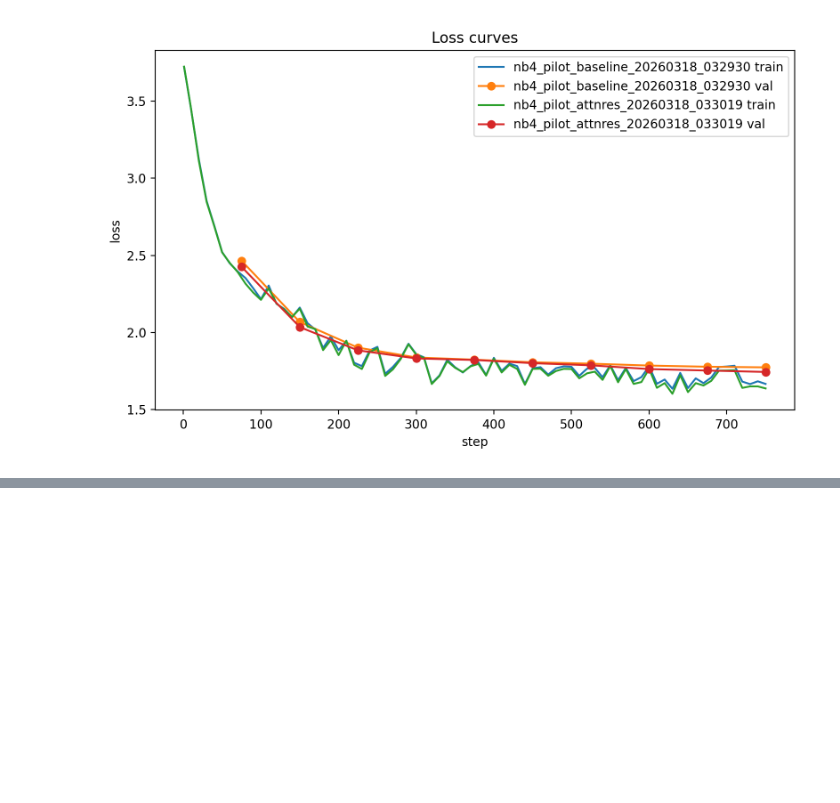
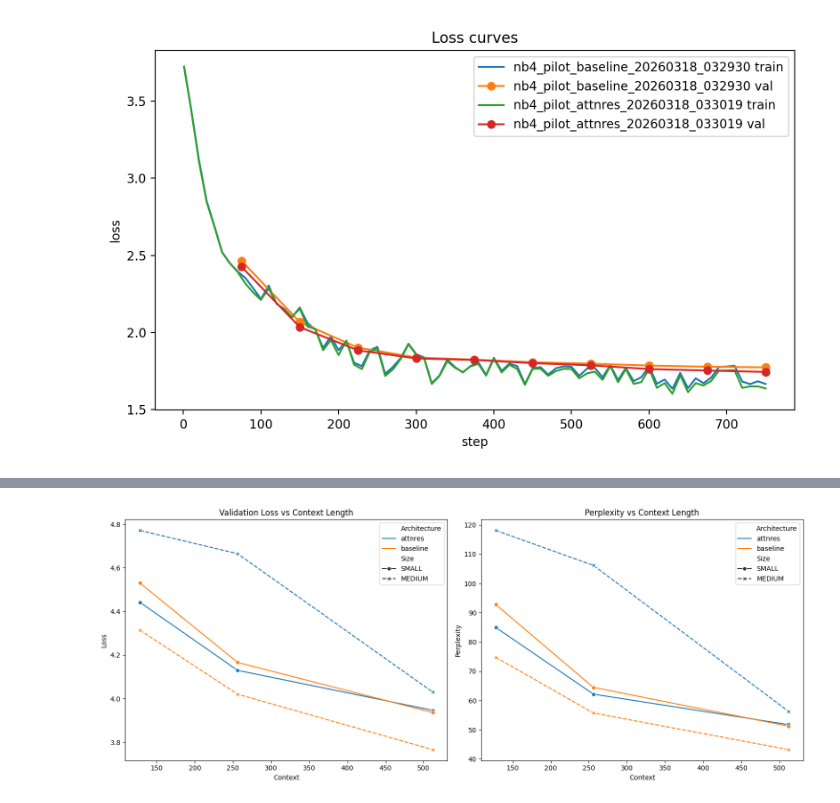
Before and after one commit to AtinChing/AttnResGPT-mini, a Jupyter notebook: notebooks/0_colab_full_pipeline.ipynb, the cells around one changed output, grey strips where cells are left out. Cells and saved outputs as stored; diff of their text form; code cells hidden in the pictures; blank space fills up the shorter version.

```diff
--- a/notebooks/0_colab_full_pipeline.ipynb
+++ b/notebooks/0_colab_full_pipeline.ipynb
@@ -399,0 +1867,82 @@ loss_curves.png
+# %%
+import json
+import pandas as pd
+import matplotlib.pyplot as plt
+import seaborn as sns
+from pathlib import Path
+import numpy as np
+
+# 1. Aggregate metrics
+results = []
+run_dirs = list(Path('runs').glob('small_*')) + list(Path('runs').glob('medium_*'))
+
+for run_dir in run_dirs:
+    summary_path = run_dir / 'run_summary.json'
+    val_log_path = run_dir / 'val_metrics.jsonl'
+
+    if not summary_path.exists(): continue
+
+    # Extract metadata from folder name
+    parts = run_dir.name.split('_')
+    size = parts[0].upper()
+    arch = parts[1]
+    ctx = int(parts[2].replace('ctx', ''))
+
+    with open(summary_path, 'r') as f:
+        summary = json.load(f)
+
+    # Get last validation metrics
+    val_metrics = []
+    if val_log_path.exists():
+        with open(val_log_path, 'r') as f:
+            for line in f:
+                val_metrics.append(json.loads(line))
+
+    latest_val = val_metrics[-1] if val_metrics else {}
+
+    results.append({
+        'Size': size,
+        'Architecture': arch,
+        'Context': ctx,
+        'Loss': latest_val.get('loss', np.nan),
+        'Perplexity': latest_val.get('perplexity', np.nan),
+        'Decay': latest_val.get('long_context_decay_slope', 0.0),
+        'Depth_Attn': latest_val.get('depth_attention', [])
+    })
+
+df = pd.DataFrame(results)
+output_dir = Path('plots/scaling_study')
+output_dir.mkdir(parents=True, exist_ok=True)
+
+# 2. Scaling Curves
+fig, axes = plt.subplots(1, 2, figsize=(15, 6))
+sns.lineplot(data=df, x='Context', y='Loss', hue='Architecture', style='Size', markers=True, ax=axes[0])
+axes[0].set_title('Validation Loss vs Context Length')
+sns.lineplot(data=df, x='Context', y='Perplexity', hue='Architecture', style='Size', markers=True, ax=axes[1])
+axes[1].set_title('Perplexity vs Context Length')
+plt.tight_layout()
+plt.savefig(output_dir / 'scaling_curves.png')
+
+# 3. Depth Heatmaps for AttnRes
+attnres_df = df[df['Architecture'] == 'attnres']
+for size in ['SMALL', 'MEDIUM']:
+    subset = attnres_df[attnres_df['Size'] == size].sort_values('Context')
+    if subset.empty: continue
+
+    heat_data = []
+    contexts = []
+    for _, row in subset.iterrows():
+        if row['Depth_Attn']:
+            heat_data.append(row['Depth_Attn'])
+            contexts.append(f"Ctx {row['Context']}")
+
+    if heat_data:
+        plt.figure(figsize=(10, 4))
+        sns.heatmap(heat_data, annot=True, xticklabels=range(len(heat_data[0])), yticklabels=contexts, cmap='YlGnBu')
+        plt.title(f'AttnRes Depth Contribution Map ({size})')
+        plt.xlabel('Layer Index')
+        plt.ylabel('Experiment')
+        plt.savefig(output_dir / f'depth_heatmap_{size.lower()}.png')
+
+print(f'Analysis complete. Plots saved to {output_dir}')
+# %% [output]
@@ -399,0 +1950 @@ loss_curves.png
+[figure, added]
```
Also changed, not shown: parts of 52 cells of this notebook.
